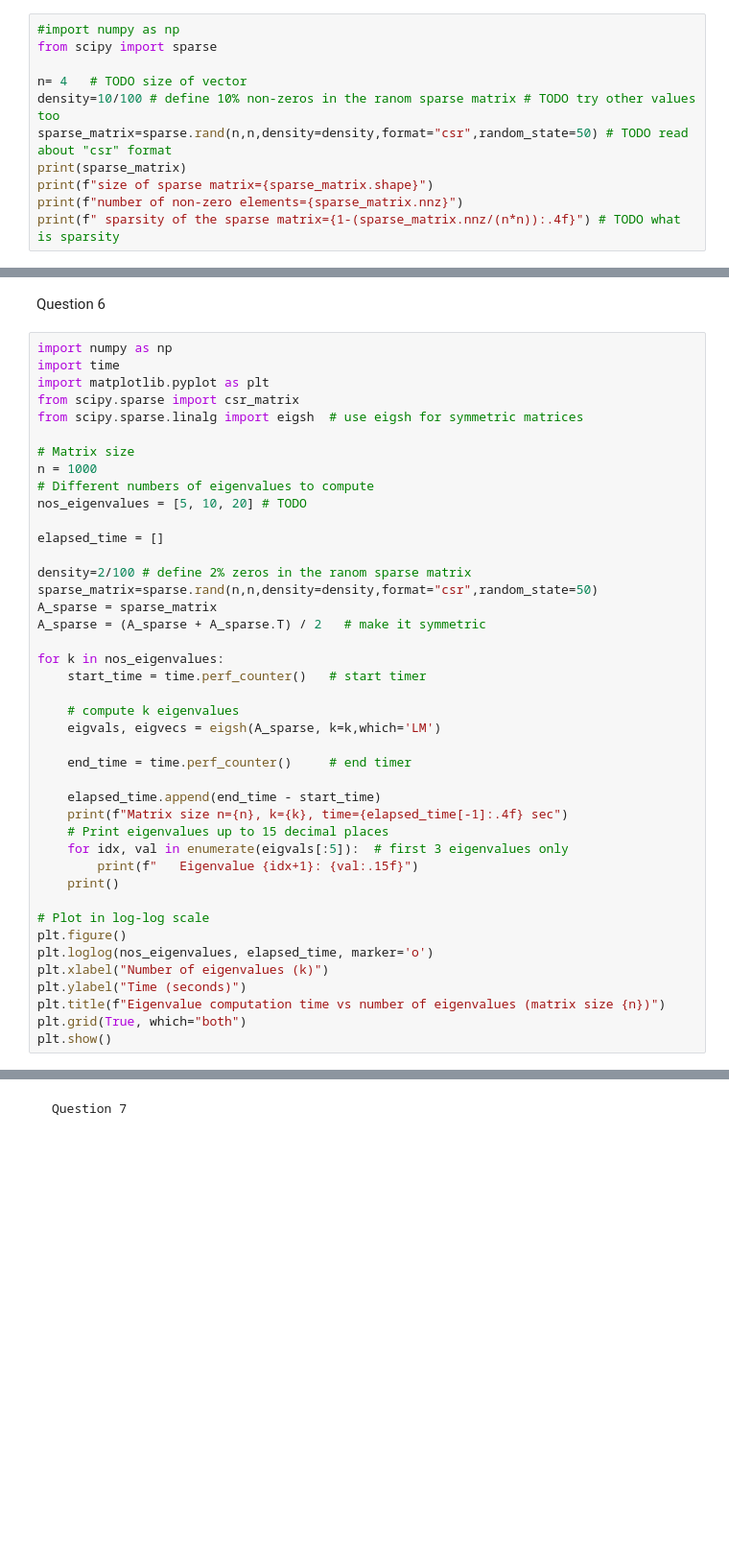
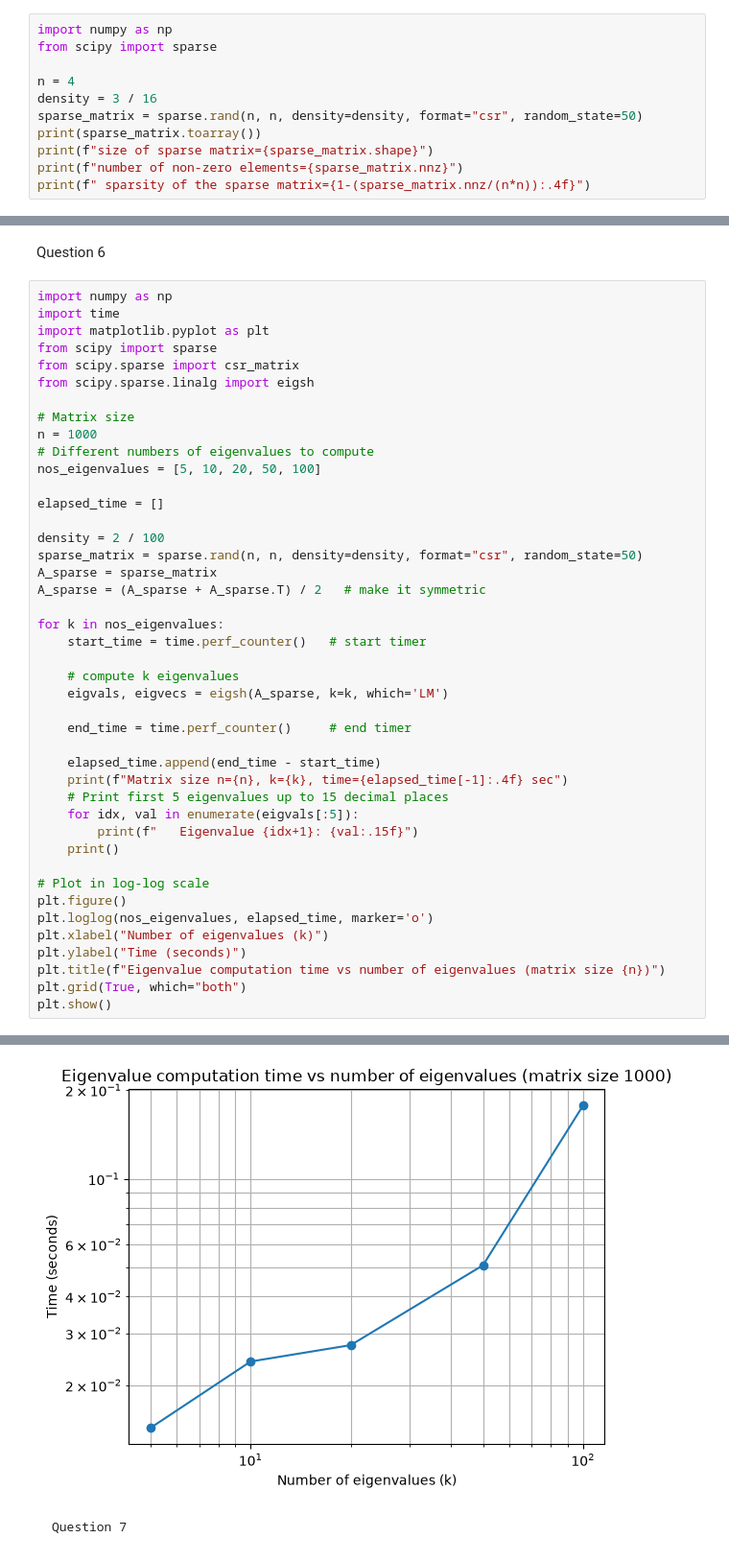
Before and after one commit to ce25m045-jpg/assignment-3, a Jupyter notebook: Assignment_3_TODO.ipynb, the cells around one changed output, grey strips where cells are left out. Shown at 96% size. Drawn from its saved outputs; the diff is of its cells as text; blank space fills up the shorter version.

```diff
--- a/Assignment_3_TODO.ipynb
+++ b/Assignment_3_TODO.ipynb
@@ -27,13 +35,13 @@ print(rand_matrix)
 # %% [markdown]
 Question 3
 # %%
-#import numpy as np
+import numpy as np
 from scipy import sparse
 
-n= 4   # TODO size of vector
-density=10/100 # define 10% non-zeros in the ranom sparse matrix # TODO try other values too
-sparse_matrix=sparse.rand(n,n,density=density,format="csr",random_state=50) # TODO read about "csr" format
-print(sparse_matrix)
+n = 4
+density = 3 / 16
+sparse_matrix = sparse.rand(n, n, density=density, format="csr", random_state=50)
+print(sparse_matrix.toarray())
 print(f"size of sparse matrix={sparse_matrix.shape}")
 print(f"number of non-zero elements={sparse_matrix.nnz}")
-print(f" sparsity of the sparse matrix={1-(sparse_matrix.nnz/(n*n)):.4f}") # TODO what is sparsity
+print(f" sparsity of the sparse matrix={1-(sparse_matrix.nnz/(n*n)):.4f}")
@@ -128,18 +142,19 @@ Question 6
 import numpy as np
 import time
 import matplotlib.pyplot as plt
+from scipy import sparse
 from scipy.sparse import csr_matrix
-from scipy.sparse.linalg import eigsh  # use eigsh for symmetric matrices
+from scipy.sparse.linalg import eigsh
 
 # Matrix size
 n = 1000
 # Different numbers of eigenvalues to compute
-nos_eigenvalues = [5, 10, 20] # TODO
+nos_eigenvalues = [5, 10, 20, 50, 100]
 
 elapsed_time = []
 
-density=2/100 # define 2% zeros in the ranom sparse matrix
-sparse_matrix=sparse.rand(n,n,density=density,format="csr",random_state=50)
+density = 2 / 100
+sparse_matrix = sparse.rand(n, n, density=density, format="csr", random_state=50)
 A_sparse = sparse_matrix
 A_sparse = (A_sparse + A_sparse.T) / 2   # make it symmetric
 
@@ -147,14 +162,14 @@ for k in nos_eigenvalues:
     start_time = time.perf_counter()   # start timer
 
     # compute k eigenvalues
-    eigvals, eigvecs = eigsh(A_sparse, k=k,which='LM')
+    eigvals, eigvecs = eigsh(A_sparse, k=k, which='LM')
 
     end_time = time.perf_counter()     # end timer
 
     elapsed_time.append(end_time - start_time)
     print(f"Matrix size n={n}, k={k}, time={elapsed_time[-1]:.4f} sec")
-    # Print eigenvalues up to 15 decimal places
-    for idx, val in enumerate(eigvals[:5]):  # first 3 eigenvalues only
+    # Print first 5 eigenvalues up to 15 decimal places
+    for idx, val in enumerate(eigvals[:5]):
         print(f"   Eigenvalue {idx+1}: {val:.15f}")
     print()
 
@@ -166,3 +181,4 @@ plt.ylabel("Time (seconds)")
 plt.title(f"Eigenvalue computation time vs number of eigenvalues (matrix size {n})")
 plt.grid(True, which="both")
 plt.show()
+# %% [output]
@@ -169,2 +202,3 @@ plt.show()
+[figure, added]
 # %% [markdown]
     Question 7
```
Also changed, not shown: parts of 10 cells of this notebook.
